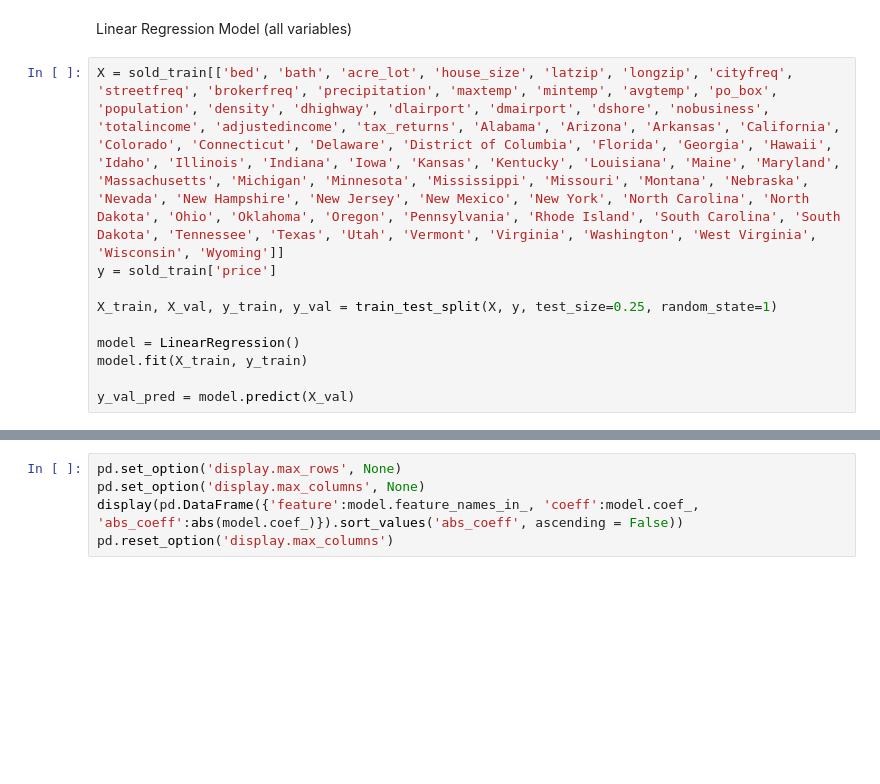
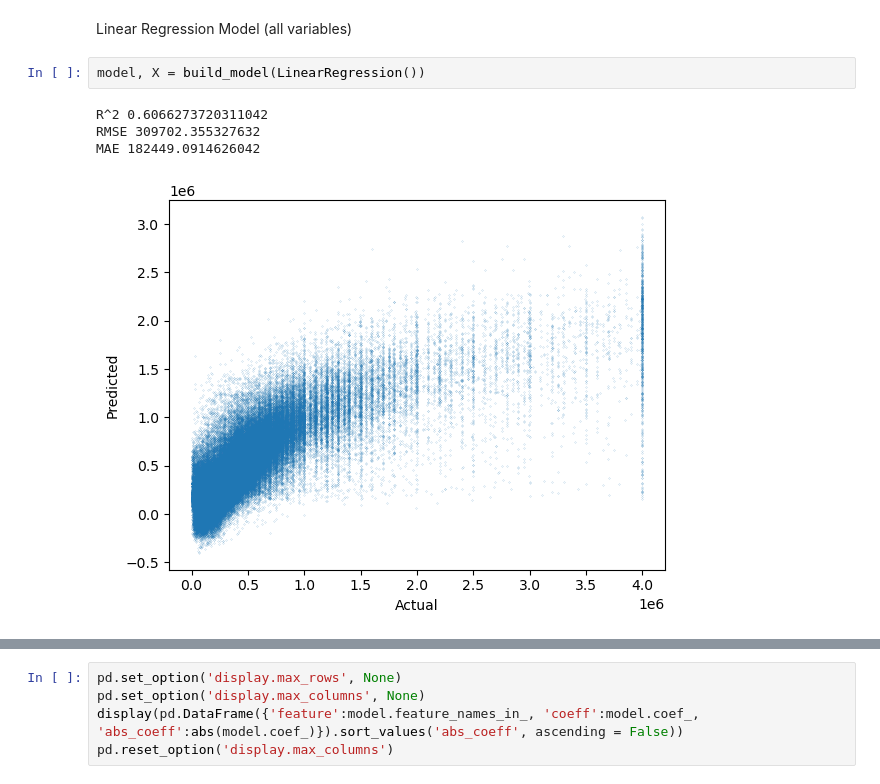
Before and after one commit to luke-dillon/PlacementProject, a Jupyter notebook: model.ipynb, the cells around one changed output, grey strips where cells are left out. Drawn from its saved outputs; the diff is of its cells as text; blank space fills up the shorter version.

```diff
--- a/model.ipynb
+++ b/model.ipynb
@@ -185,12 +154,9 @@ pd.reset_option('display.max_columns')
 # %% [markdown]
 Linear Regression Model (all variables)
 # %%
-X = sold_train[['bed', 'bath', 'acre_lot', 'house_size', 'latzip', 'longzip', 'cityfreq', 'streetfreq', 'brokerfreq', 'precipitation', 'maxtemp', 'mintemp', 'avgtemp', 'po_box', 'population', 'density', 'dhighway', 'dlairport', 'dmairport', 'dshore', 'nobusiness', 'totalincome', 'adjustedincome', 'tax_returns', 'Alabama', 'Arizona', 'Arkansas', 'California', 'Colorado', 'Connecticut', 'Delaware', 'District of Columbia', 'Florida', 'Georgia', 'Hawaii', 'Idaho', 'Illinois', 'Indiana', 'Iowa', 'Kansas', 'Kentucky', 'Louisiana', 'Maine', 'Maryland', 'Massachusetts', 'Michigan', 'Minnesota', 'Mississippi', 'Missouri', 'Montana', 'Nebraska', 'Nevada', 'New Hampshire', 'New Jersey', 'New Mexico', 'New York', 'North Carolina', 'North Dakota', 'Ohio', 'Oklahoma', 'Oregon', 'Pennsylvania', 'Rhode Island', 'South Carolina', 'South Dakota', 'Tennessee', 'Texas', 'Utah', 'Vermont', 'Virginia', 'Washington', 'West Virginia', 'Wisconsin', 'Wyoming']]
-y = sold_train['price']
-
-X_train, X_val, y_train, y_val = train_test_split(X, y, test_size=0.25, random_state=1)
-
-model = LinearRegression()
-model.fit(X_train, y_train)
-
-y_val_pred = model.predict(X_val)
+model, X = build_model(LinearRegression())
+# %% [output]
+R^2 0.6066273720311042
+RMSE 309702.355327632
+MAE 182449.0914626042
+[figure, added]
```
Also changed, not shown: parts of 19 cells of this notebook.
